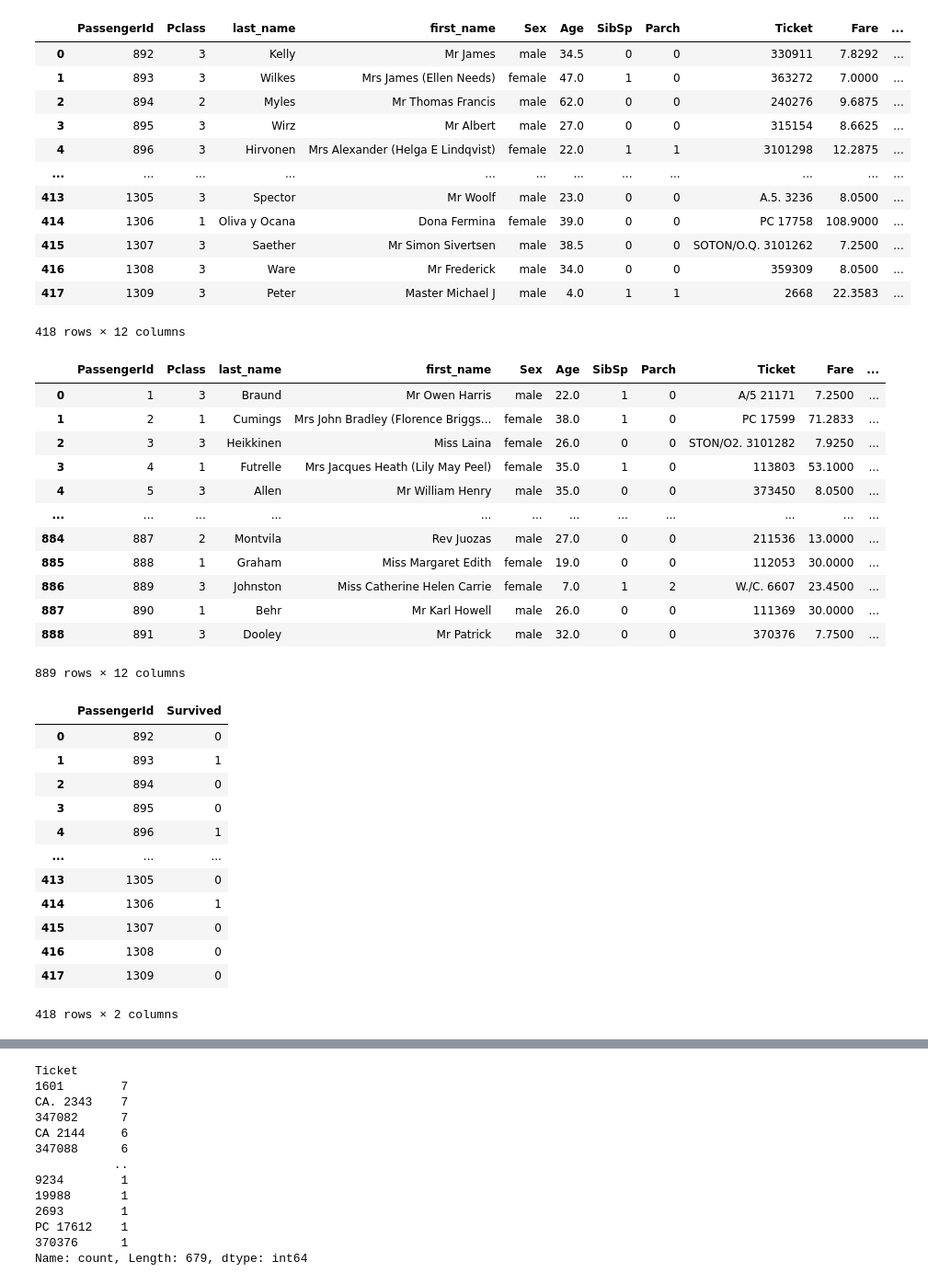
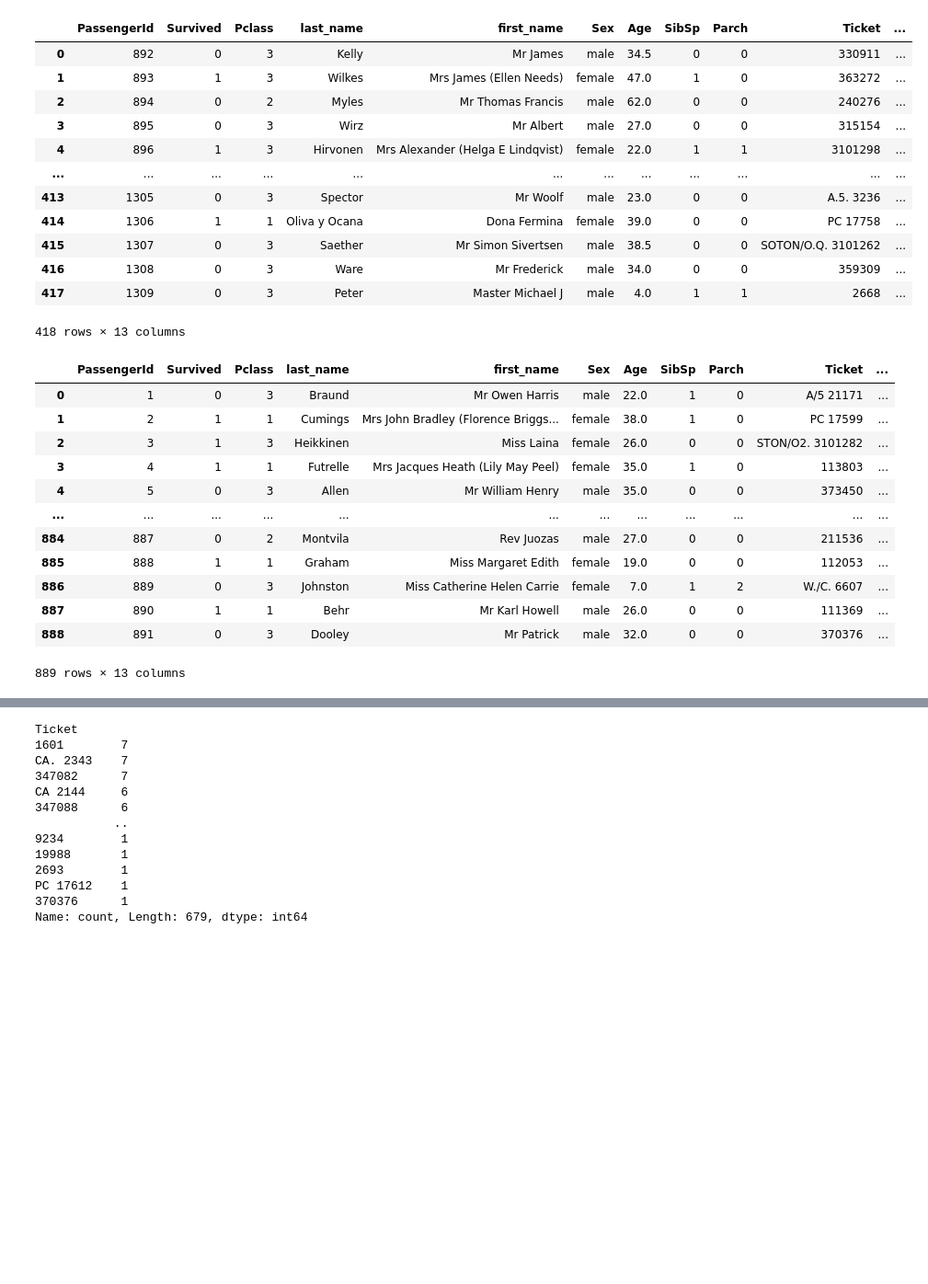
Before and after one commit to Mariomtz0713/Project-4, a Jupyter notebook: Titanic/Notebooks/prediction_model.ipynb, the cells around one changed output, grey strips where cells are left out. Shown: that part at 92% size. Cells and saved outputs as stored; diff of their text form; code cells hidden in the pictures; blank space fills up the shorter version.

```diff
--- a/Titanic/Notebooks/prediction_model.ipynb
+++ b/Titanic/Notebooks/prediction_model.ipynb
@@ -1,57 +1,42 @@
 # %%
 # Importing dependencies
 from sklearn.model_selection import train_test_split
 from sklearn.preprocessing import StandardScaler
 import pandas as pd
 import tensorflow as tf
 
 test_df = pd.read_csv('../Resources/test_clean.csv')
 train_df = pd.read_csv('../Resources/train_clean.csv')
-survivors_df = pd.read_csv('../Resources/gender_submission.csv')
 
 display(test_df)
 display(train_df)
-display(survivors_df)
 # %% [output]
-|  | PassengerId | Pclass | last_name | first_name | Sex | Age | SibSp | Parch | Ticket | Fare | ... |
-| 0 | 892 | 3 | Kelly | Mr James | male | 34.5 | 0 | 0 | 330911 | 7.8292 | ... |
-| 1 | 893 | 3 | Wilkes | Mrs James (Ellen Needs) | female | 47.0 | 1 | 0 | 363272 | 7.0000 | ... |
-| 2 | 894 | 2 | Myles | Mr Thomas Francis | male | 62.0 | 0 | 0 | 240276 | 9.6875 | ... |
-| 3 | 895 | 3 | Wirz | Mr Albert | male | 27.0 | 0 | 0 | 315154 | 8.6625 | ... |
-| 4 | 896 | 3 | Hirvonen | Mrs Alexander (Helga E Lindqvist) | female | 22.0 | 1 | 1 | 3101298 | 12.2875 | ... |
+|  | PassengerId | Survived | Pclass | last_name | first_name | Sex | Age | SibSp | Parch | Ticket | ... |
+| 0 | 892 | 0 | 3 | Kelly | Mr James | male | 34.5 | 0 | 0 | 330911 | ... |
+| 1 | 893 | 1 | 3 | Wilkes | Mrs James (Ellen Needs) | female | 47.0 | 1 | 0 | 363272 | ... |
+| 2 | 894 | 0 | 2 | Myles | Mr Thomas Francis | male | 62.0 | 0 | 0 | 240276 | ... |
+| 3 | 895 | 0 | 3 | Wirz | Mr Albert | male | 27.0 | 0 | 0 | 315154 | ... |
+| 4 | 896 | 1 | 3 | Hirvonen | Mrs Alexander (Helga E Lindqvist) | female | 22.0 | 1 | 1 | 3101298 | ... |
 | ... | ... | ... | ... | ... | ... | ... | ... | ... | ... | ... | ... |
-| 413 | 1305 | 3 | Spector | Mr Woolf | male | 23.0 | 0 | 0 | A.5. 3236 | 8.0500 | ... |
-| 414 | 1306 | 1 | Oliva y Ocana | Dona Fermina | female | 39.0 | 0 | 0 | PC 17758 | 108.9000 | ... |
-| 415 | 1307 | 3 | Saether | Mr Simon Sivertsen | male | 38.5 | 0 | 0 | SOTON/O.Q. 3101262 | 7.2500 | ... |
-| 416 | 1308 | 3 | Ware | Mr Frederick | male | 34.0 | 0 | 0 | 359309 | 8.0500 | ... |
-| 417 | 1309 | 3 | Peter | Master Michael J | male | 4.0 | 1 | 1 | 2668 | 22.3583 | ... |
+| 413 | 1305 | 0 | 3 | Spector | Mr Woolf | male | 23.0 | 0 | 0 | A.5. 3236 | ... |
+| 414 | 1306 | 1 | 1 | Oliva y Ocana | Dona Fermina | female | 39.0 | 0 | 0 | PC 17758 | ... |
+| 415 | 1307 | 0 | 3 | Saether | Mr Simon Sivertsen | male | 38.5 | 0 | 0 | SOTON/O.Q. 3101262 | ... |
+| 416 | 1308 | 0 | 3 | Ware | Mr Frederick | male | 34.0 | 0 | 0 | 359309 | ... |
+| 417 | 1309 | 0 | 3 | Peter | Master Michael J | male | 4.0 | 1 | 1 | 2668 | ... |
-418 rows × 12 columns
+418 rows × 13 columns
-|  | PassengerId | Pclass | last_name | first_name | Sex | Age | SibSp | Parch | Ticket | Fare | ... |
-| 0 | 1 | 3 | Braund | Mr Owen Harris | male | 22.0 | 1 | 0 | A/5 21171 | 7.2500 | ... |
-| 1 | 2 | 1 | Cumings | Mrs John Bradley (Florence Briggs... | female | 38.0 | 1 | 0 | PC 17599 | 71.2833 | ... |
-| 2 | 3 | 3 | Heikkinen | Miss Laina | female | 26.0 | 0 | 0 | STON/O2. 3101282 | 7.9250 | ... |
-| 3 | 4 | 1 | Futrelle | Mrs Jacques Heath (Lily May Peel) | female | 35.0 | 1 | 0 | 113803 | 53.1000 | ... |
-| 4 | 5 | 3 | Allen | Mr William Henry | male | 35.0 | 0 | 0 | 373450 | 8.0500 | ... |
+|  | PassengerId | Survived | Pclass | last_name | first_name | Sex | Age | SibSp | Parch | Ticket | ... |
+| 0 | 1 | 0 | 3 | Braund | Mr Owen Harris | male | 22.0 | 1 | 0 | A/5 21171 | ... |
+| 1 | 2 | 1 | 1 | Cumings | Mrs John Bradley (Florence Briggs... | female | 38.0 | 1 | 0 | PC 17599 | ... |
+| 2 | 3 | 1 | 3 | Heikkinen | Miss Laina | female | 26.0 | 0 | 0 | STON/O2. 3101282 | ... |
+| 3 | 4 | 1 | 1 | Futrelle | Mrs Jacques Heath (Lily May Peel) | female | 35.0 | 1 | 0 | 113803 | ... |
+| 4 | 5 | 0 | 3 | Allen | Mr William Henry | male | 35.0 | 0 | 0 | 373450 | ... |
 | ... | ... | ... | ... | ... | ... | ... | ... | ... | ... | ... | ... |
-| 884 | 887 | 2 | Montvila | Rev Juozas | male | 27.0 | 0 | 0 | 211536 | 13.0000 | ... |
-| 885 | 888 | 1 | Graham | Miss Margaret Edith | female | 19.0 | 0 | 0 | 112053 | 30.0000 | ... |
-| 886 | 889 | 3 | Johnston | Miss Catherine Helen Carrie | female | 7.0 | 1 | 2 | W./C. 6607 | 23.4500 | ... |
-| 887 | 890 | 1 | Behr | Mr Karl Howell | male | 26.0 | 0 | 0 | 111369 | 30.0000 | ... |
-| 888 | 891 | 3 | Dooley | Mr Patrick | male | 32.0 | 0 | 0 | 370376 | 7.7500 | ... |
+| 884 | 887 | 0 | 2 | Montvila | Rev Juozas | male | 27.0 | 0 | 0 | 211536 | ... |
+| 885 | 888 | 1 | 1 | Graham | Miss Margaret Edith | female | 19.0 | 0 | 0 | 112053 | ... |
+| 886 | 889 | 0 | 3 | Johnston | Miss Catherine Helen Carrie | female | 7.0 | 1 | 2 | W./C. 6607 | ... |
+| 887 | 890 | 1 | 1 | Behr | Mr Karl Howell | male | 26.0 | 0 | 0 | 111369 | ... |
+| 888 | 891 | 0 | 3 | Dooley | Mr Patrick | male | 32.0 | 0 | 0 | 370376 | ... |
-889 rows × 12 columns
+889 rows × 13 columns
-|  | PassengerId | Survived |
-| 0 | 892 | 0 |
-| 1 | 893 | 1 |
-| 2 | 894 | 0 |
-| 3 | 895 | 0 |
-| 4 | 896 | 1 |
-| ... | ... | ... |
-| 413 | 1305 | 0 |
-| 414 | 1306 | 1 |
-| 415 | 1307 | 0 |
-| 416 | 1308 | 0 |
-| 417 | 1309 | 0 |
-418 rows × 2 columns
 # %%
 # Dropping non-beneficial ID columns
 test_df_dropped = test_df.drop(['PassengerId', 'last_name', 'first_name'], axis=1)
```
Also changed, not shown: parts of 6 cells of this notebook, 2 other files.
